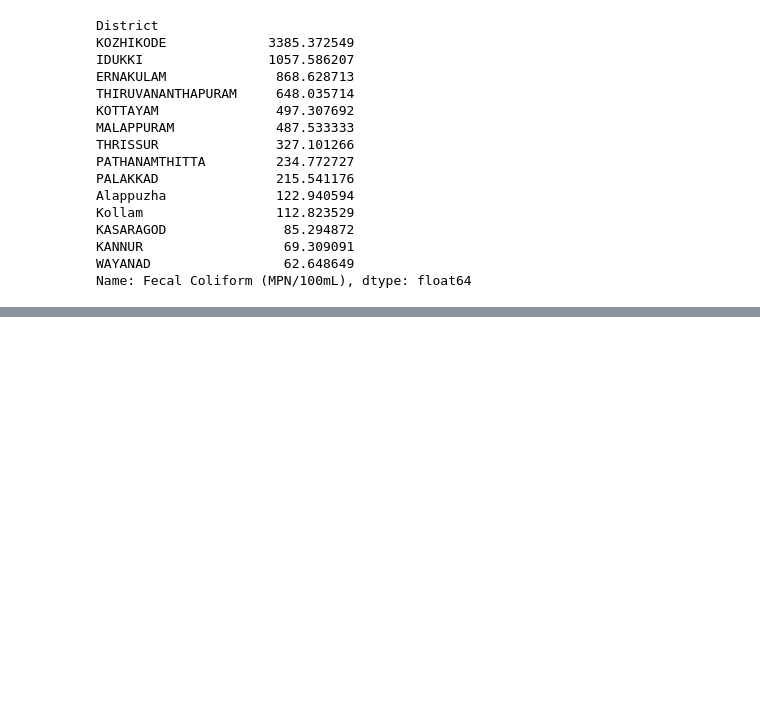
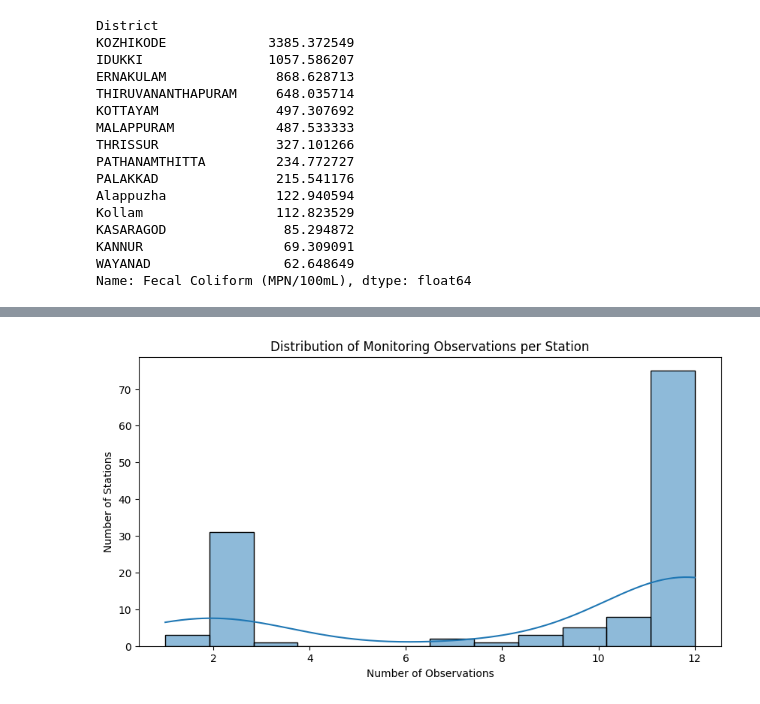
Before and after one commit to SanjanaPS502428/Water-Quality-Analysis, a Jupyter notebook: notebooks/02_water_quality_eda.ipynb, the cells around one changed output, grey strips where cells are left out. Drawn from its saved outputs; the diff is of its cells as text; code cells hidden in the pictures; blank space fills up the shorter version.

```diff
--- a/notebooks/02_water_quality_eda.ipynb
+++ b/notebooks/02_water_quality_eda.ipynb
@@ -115,0 +136,17 @@ Name: Fecal Coliform (MPN/100mL), dtype: float64
+# %%
+import matplotlib.pyplot as plt
+import seaborn as sns
+
+station_counts = df["Station"].value_counts()
+
+plt.figure(figsize=(10, 5))
+
+sns.histplot(station_counts, bins=12, kde=True)
+
+plt.title("Distribution of Monitoring Observations per Station")
+plt.xlabel("Number of Observations")
+plt.ylabel("Number of Stations")
+
+plt.show()
+# %% [output]
+[figure, added]
```
Also changed, not shown: parts of 34 cells of this notebook.
